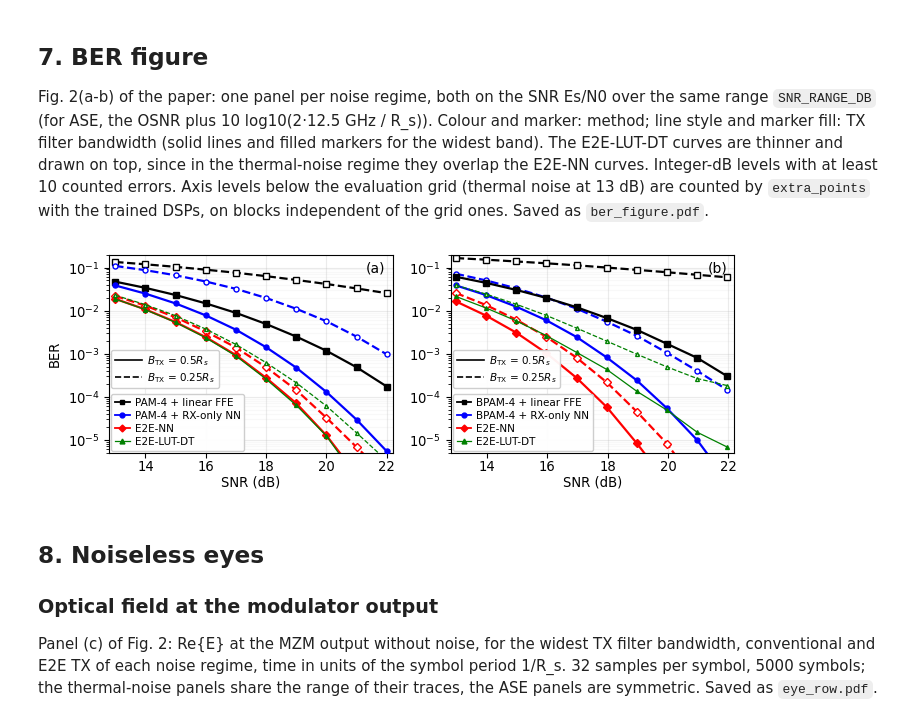
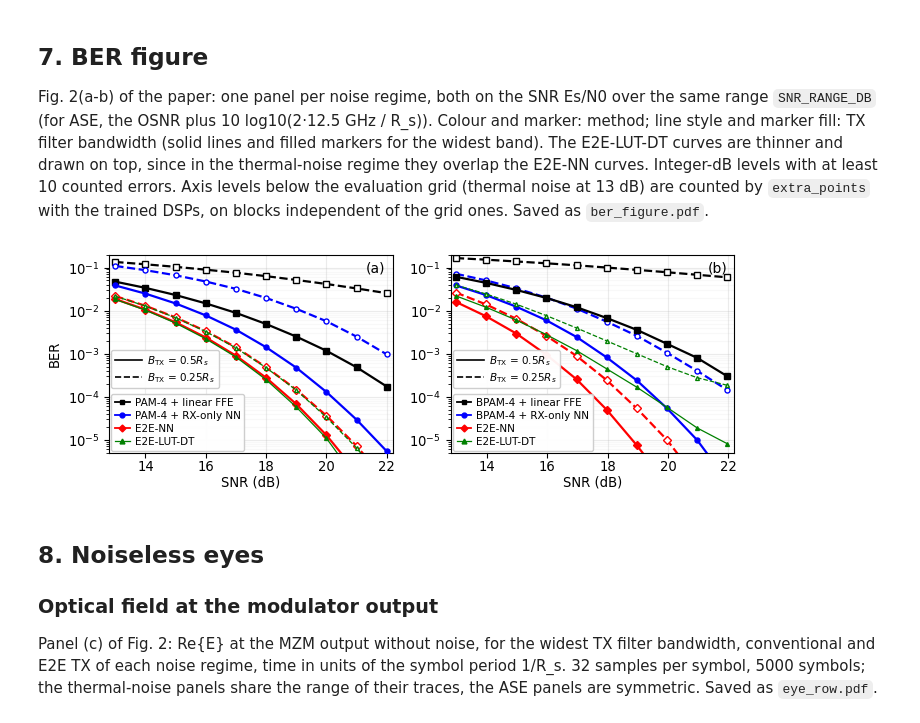
Before and after one commit to cellinidario/ericsson, a Jupyter notebook: ofc_e2e.ipynb, the cells around one changed output. Saved outputs shown, nothing was run; the diff lists cells and outputs as text; code cells hidden in the pictures.

```diff
--- a/ofc_e2e.ipynb
+++ b/ofc_e2e.ipynb
@@ -23,6 +25,7 @@ knobs; its 10-km configurations are the ones of this notebook.
 ## 1. Setup and knobs
 # %%
 # Resolve paths independently of the notebook's working directory.
+from dataclasses import replace
 from pathlib import Path
 import os
 import sys
@@ -53,6 +56,10 @@ device = "cuda" if torch.cuda.is_available() else "cpu"
 print("device:", device)
 
 # ---------------- knobs ----------------
+INITIALIZATION   = "zero-mean"                 # E2E start: "warmstart", the paper's (RX NN trained with the
+                                               # conventional TX, TX NN fitted to the conventional voltages, then
+                                               # joint training), or "zero-mean" (TX NN and RX NN from random
+                                               # weights; TX NN output with zero mean, functions.dsp.ZeroMeanTransmitter)
 REGIMES          = ["electrical", "optical"]   # noise: "electrical" (thermal) and/or "optical" (ASE)
 FORMAT           = {"electrical": "pam4", "optical": "bpam"}
 TX_BANDWIDTH_GHZ = [10, 5]                     # TX filter 3-dB bandwidth: 0.5 and 0.25 Rs at 20 GBd
@@ -87,7 +94,7 @@ TX_STEPS         = 8_000                       # TX NN fitted to the conventiona
 E2E_STEPS        = 300_000                     # TX NN and RX NN trained jointly (100_000 for exploratory studies)
 RX_ONLY_STEPS    = 300_000                     # RX-only reference, continued from the RX initialization
 EVAL_BLOCKS      = 128                         # held-out blocks of 32768 symbols per level, at least (more until 200 errors)
-SEED             = 0
+SEED             = {"warmstart": 0, "zero-mean": 3}   # seed of each E2E start
 LABEL            = {"electrical": "htx_surrogate_mean_rx1sps_300k", "optical": "htx_surrogate_300k"}   # suffix of
                                                # the configuration names, part of the cache key: the labels of the
                                                # cached cases
@@ -127,16 +134,25 @@ GAMMA = (-2 * BETA2_PS2_PER_KM * 1e-27 * (LINKS["optical"].bits_per_symbol * LIN
          * FIBER_KM * 1e3)
 
 
-def make_case(regime, tx_bandwidth_ghz, **changes):
+START = {"warmstart": "conventional", "zero-mean": "zero-mean"}   # Case.initialization of each E2E start
+
+
+def reference_case(case):
+    """The warm-start configuration of a case: its linear FFE and RX-only NN serve every E2E start."""
+    return replace(case, initialization=START["warmstart"], seed=SEED["warmstart"])
+
+
+def make_case(regime, tx_bandwidth_ghz, initialization=INITIALIZATION, **changes):
     settings = dict(regime=regime, fmt=FORMAT[regime], tx_bandwidth_ghz=float(tx_bandwidth_ghz), precode=PRECODE,
-                    training_level_db=TRAINING_LEVEL_DB[regime], link=LINKS[regime], seed=SEED,
-                    label=LABEL[regime])
+                    training_level_db=TRAINING_LEVEL_DB[regime], link=LINKS[regime], seed=SEED[initialization],
+                    label=LABEL[regime], initialization=START[initialization])
     settings.update(changes)
     return Case(**settings)
 
 
 CASES = [make_case(r, b) for r in REGIMES for b in TX_BANDWIDTH_GHZ]
 EXTRA = [make_case(**v) for v in VARIANTS]
+print(f"E2E start: {INITIALIZATION}, seed {SEED[INITIALIZATION]}")
 print(f"{len(CASES)} configurations + {len(EXTRA)} variants; chromatic dispersion index {GAMMA:.2f}; "
       f"results in {WORK}")
 for case in CASES + EXTRA:
@@ -291,4 +318,9 @@ for case in CASES + EXTRA:
         for folder in (case_folder(WORK, case, BUDGET, EVALUATION_LEVEL_DB[case.regime]), training_folder(WORK, case, BUDGET)):
             shutil.rmtree(folder, ignore_errors=True)
     methods = METHODS if case in CASES else [m for m in METHODS if m != "linear"]
-    summaries[case.name] = run_case(case, WORK, BUDGET, methods=methods, device=device)
+    reference = reference_case(case)                 # the case itself with the warm start
+    summaries[case.name] = run_case(reference, WORK, BUDGET, methods=methods, device=device)
+    if case != reference:                            # "zero-mean": its E2E-NN, the references of the warm start
+        e2e = run_case(case, WORK, BUDGET, methods=["e2e"], device=device)
+        summaries[case.name]["results"]["e2e"] = e2e["results"]["e2e"]
+        summaries[case.name]["eyes"]["e2e"] = e2e["eyes"]["e2e"]
@@ -490,7 +557,10 @@ extra = {}
 for regime in REGIMES:
     for band in BANDS:
         case = make_case(regime, band)
-        extra[case.name] = extra_points(case, WORK, BUDGET, below_grid(regime), METHODS, device) if below_grid(regime) else {}
+        reference, levels = reference_case(case), below_grid(regime)
+        extra[case.name] = extra_points(reference, WORK, BUDGET, levels, METHODS, device) if levels else {}
+        if levels and case != reference:            # "zero-mean": its E2E-NN
+            extra[case.name]["e2e"] = extra_points(case, WORK, BUDGET, levels, ["e2e"], device)["e2e"]
 
 
 def curve(case, method, low, high):
@@ -525,34 +595,34 @@ for ax, regime in zip(axes[0], REGIMES):
     ax.set_xlabel("SNR (dB)")
     ax.tick_params(axis="x", pad=1.5)           # tick labels and axis label close to the axis
     ax.xaxis.labelpad = 1.
     ax.tick_params(labelleft=True)              # BER scale on every panel
     ax.grid(which="major", alpha=.25)
     ax.grid(which="minor", axis="y", alpha=.08)
 axes[0, 0].set_ylabel("BER")
 fig.tight_layout(pad=.4, w_pad=1.0)
 legend_style = dict(loc="lower left", fontsize=LEGEND_FONT, framealpha=.95, labelspacing=.3, borderpad=.35,
                     handletextpad=.5, borderaxespad=LEGEND_PAD)
 
 for ax, regime in zip(axes[0], REGIMES):
     # method legend in the lower-left corner, bandwidth legend right above it
     fmt = FORMAT_NAME[FORMAT[regime]]
     names = {"linear": f"{fmt} + linear FFE", "rx_only": f"{fmt} + RX-only NN",
              "e2e": STYLE["e2e"][0], "trees": STYLE["trees"][0]}
     methods = ax.legend(handles=[Line2D([], [], color=STYLE[m][2], lw=.9 if m == "trees" else 1.3, marker=STYLE[m][1],
                                         markersize=3.5, label=names[m]) for m in FIGURE_METHODS],
                         handlelength=1.4, **legend_style)
     ax.add_artist(methods)
     fig.canvas.draw()
     top = methods.get_window_extent().transformed(ax.transAxes.inverted()).y1
     top -= (LEGEND_PAD - LEGEND_GAP) * LEGEND_FONT * fig.dpi / 72 / ax.bbox.height
     ax.legend(handles=[Line2D([], [], color="black", lw=1.2, ls=LINE[b],
                               label=rf"$B_{{\mathrm{{TX}}}}$ = {b / RS_GHZ:g}$R_s$") for b in BANDS],
               bbox_to_anchor=(0, top), handlelength=2.6, **legend_style)
 fig.savefig(WORK / "ber_figure.pdf")
 fig.savefig(WORK / "ber_figure.png", dpi=220)
 plt.show()
 # %% [output]
-[figure, old version]
+[figure, new version]
 # %% [markdown]
 ## 8. Noiseless eyes
 
```
Also changed, not shown: parts of 10 cells of this notebook, 4 other files.
